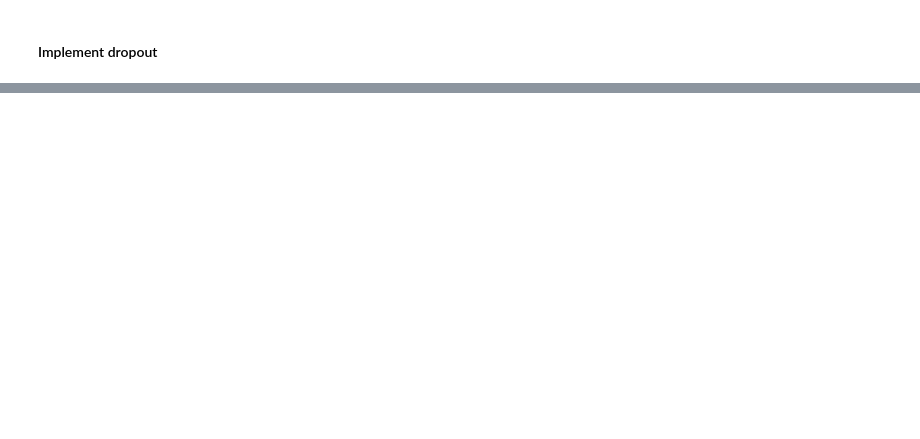
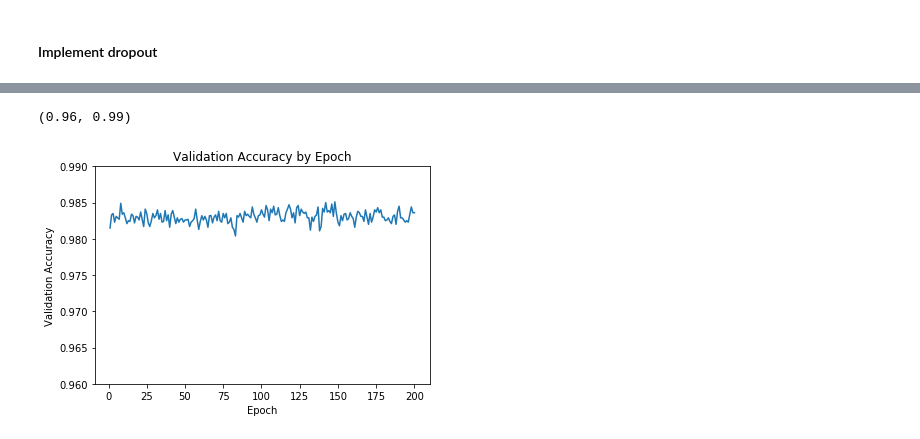
Before and after one commit to Sun-Kev/MACS30200proj, a Jupyter notebook: ProblemSets/PS3/PS3_SunK.ipynb, the cells around one changed output, grey strips where cells are left out. Cells and saved outputs as stored; diff of their text form; code cells hidden in the pictures; blank space fills up the shorter version.

```diff
--- a/ProblemSets/PS3/PS3_SunK.ipynb
+++ b/ProblemSets/PS3/PS3_SunK.ipynb
@@ -87,2 +91,25 @@ plt.title("Validation Error by Epoch");
 # %% [markdown]
 #### Implement dropout
+# %%
+# add the drop out to all layers except the last
+dropout_model = models.Sequential()
+
+dropout_model.add(layers.Dense(512, activation='relu', input_shape=(28 * 28,)))
+dropout_model.add(layers.Dropout(0.5))
+
+dropout_model.add(layers.Dense(512, activation='relu'))
+dropout_model.add(layers.Dropout(0.5))
+
+dropout_model.add(layers.Dense(512, activation='relu'))
+dropout_model.add(layers.Dropout(0.5))
+
+dropout_model.add(layers.Dense(512, activation='relu'))
+dropout_model.add(layers.Dropout(0.5))
+
+dropout_model.add(layers.Dense(10, activation='softmax'))
+# %%
+# compile the model
+dropout_model.compile(optimizer='rmsprop', loss='categorical_crossentropy', metrics=['accuracy'])
+
+# fit
+dropout_result = dropout_model.fit(train_images, train_labels, epochs=200, batch_size=512, validation_data=(valid_images,valid_labels))
@@ -88,0 +134,15 @@ plt.title("Validation Error by Epoch");
+# %%
+# plotting the training and validation loss
+drop_training_error = dropout_result.history['val_loss']
+drop_training_accuracy = dropout_result.history['val_acc']
+
+epochs = range(1, 201)
+# %%
+plt.plot(epochs, drop_training_accuracy)
+plt.xlabel("Epoch")
+plt.ylabel("Validation Accuracy")
+plt.title("Validation Accuracy by Epoch")
+plt.ylim(0.96, 0.99)
+# %% [output]
+(0.96, 0.99)
+[figure, added]
```
Also changed, not shown: parts of 9 cells of this notebook.
